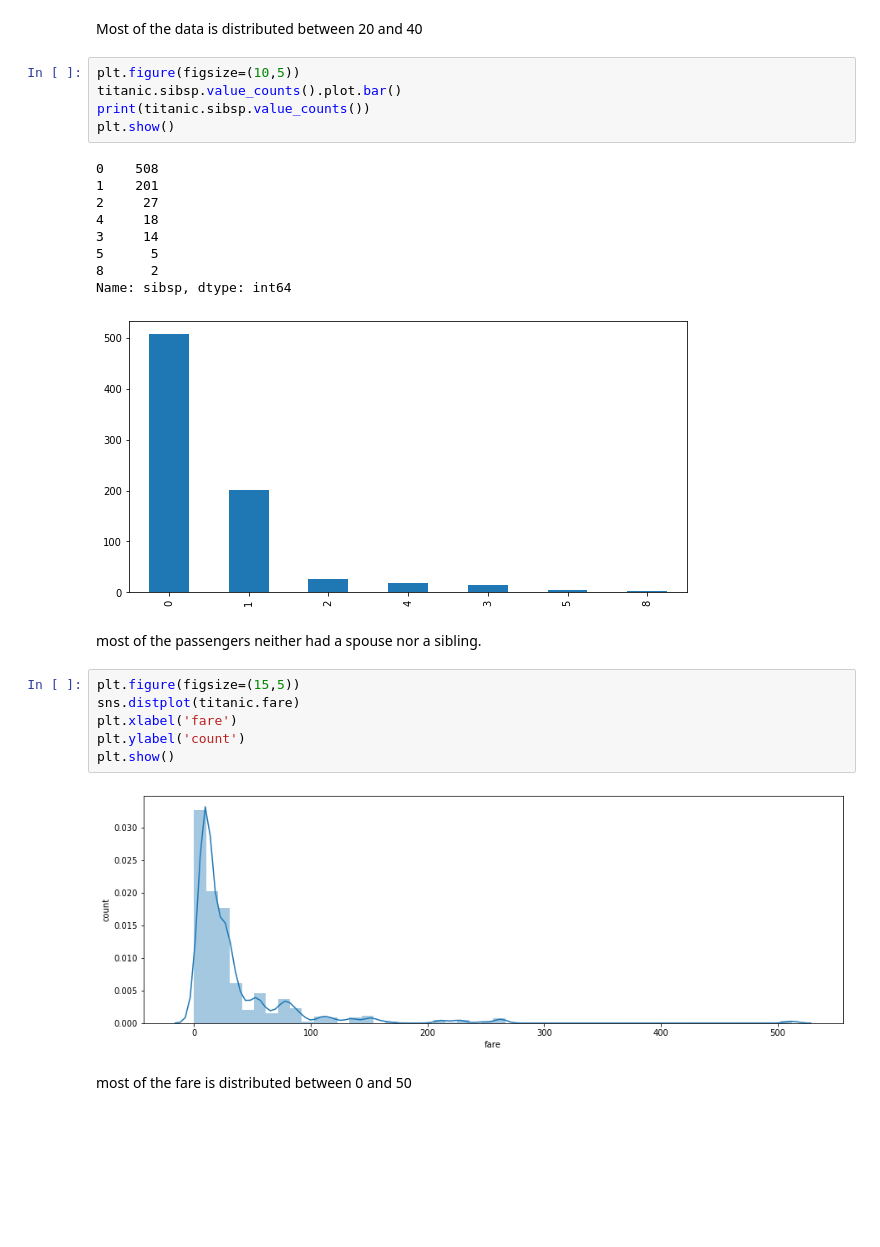
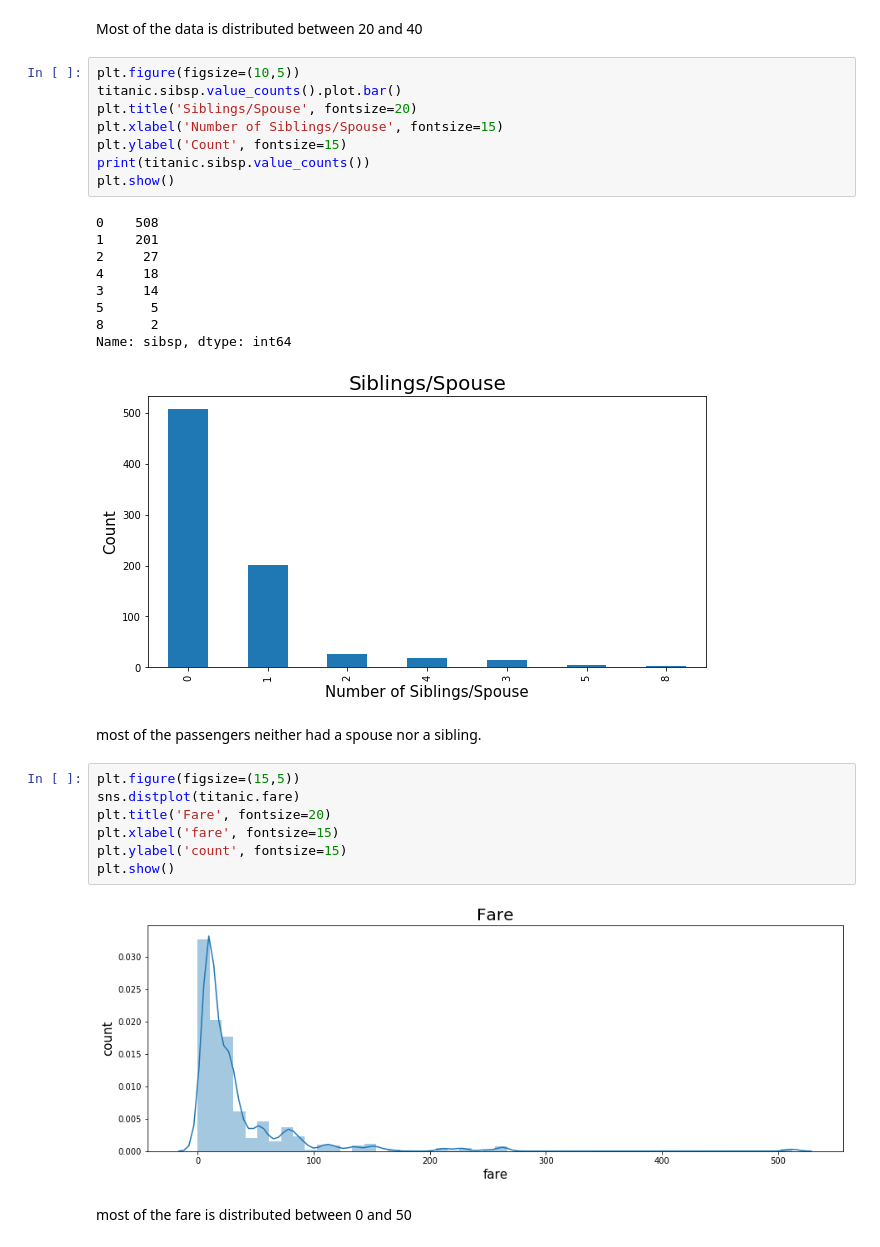
Before and after one commit to victoriousvictor42/titanic, a Jupyter notebook: titanicANDspam.ipynb, the cells around one changed output. Saved outputs shown, nothing was run; the diff lists cells and outputs as text; blank space fills up the shorter version.

```diff
--- a/titanicANDspam.ipynb
+++ b/titanicANDspam.ipynb
@@ -302,28 +303,32 @@ Most of the data is distributed between 20 and 40
 # %%
 plt.figure(figsize=(10,5))
 titanic.sibsp.value_counts().plot.bar()
+plt.title('Siblings/Spouse', fontsize=20)
+plt.xlabel('Number of Siblings/Spouse', fontsize=15)
+plt.ylabel('Count', fontsize=15)
 print(titanic.sibsp.value_counts())
 plt.show()
 # %% [output]
 0    508
 1    201
 2     27
 4     18
 3     14
 5      5
 8      2
 Name: sibsp, dtype: int64
-[figure, old version]
+[figure, new version]
 # %% [markdown]
 most of the passengers neither had a spouse nor a sibling.
 # %%
 plt.figure(figsize=(15,5))
 sns.distplot(titanic.fare)
-plt.xlabel('fare')
-plt.ylabel('count')
+plt.title('Fare', fontsize=20)
+plt.xlabel('fare', fontsize=15)
+plt.ylabel('count', fontsize=15)
 plt.show()
 # %% [output]
-[figure, old version]
+[figure, new version]
 # %% [markdown]
 most of the fare is distributed between 0 and 50
 # %%
```
Also changed, not shown: parts of 27 cells of this notebook.
